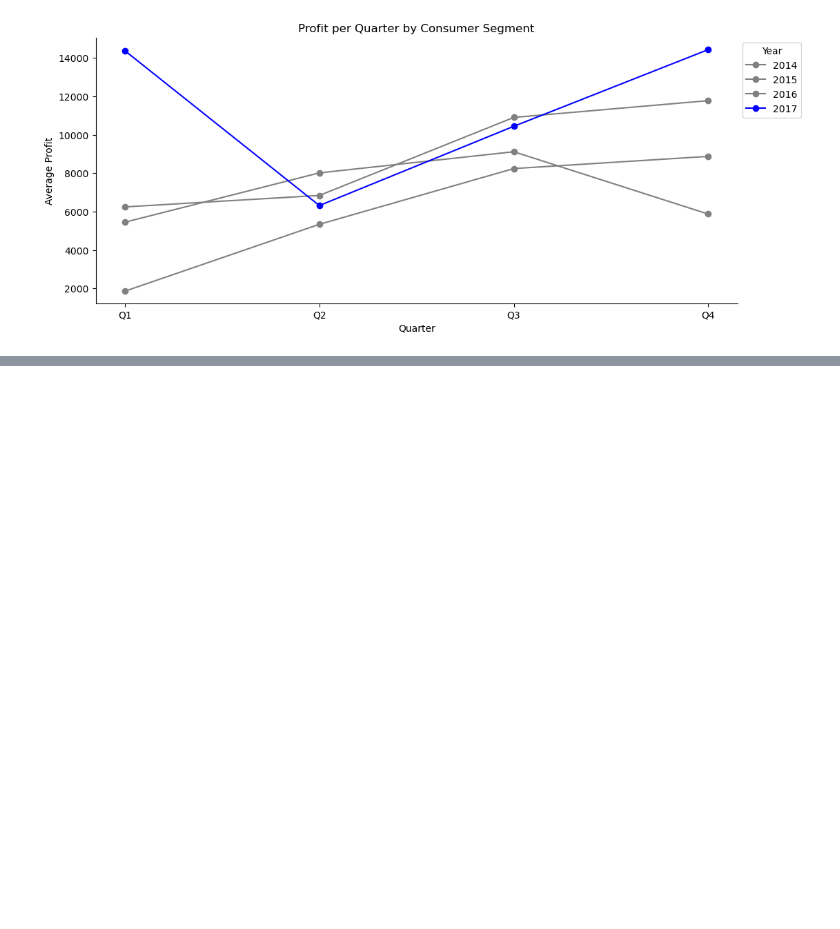
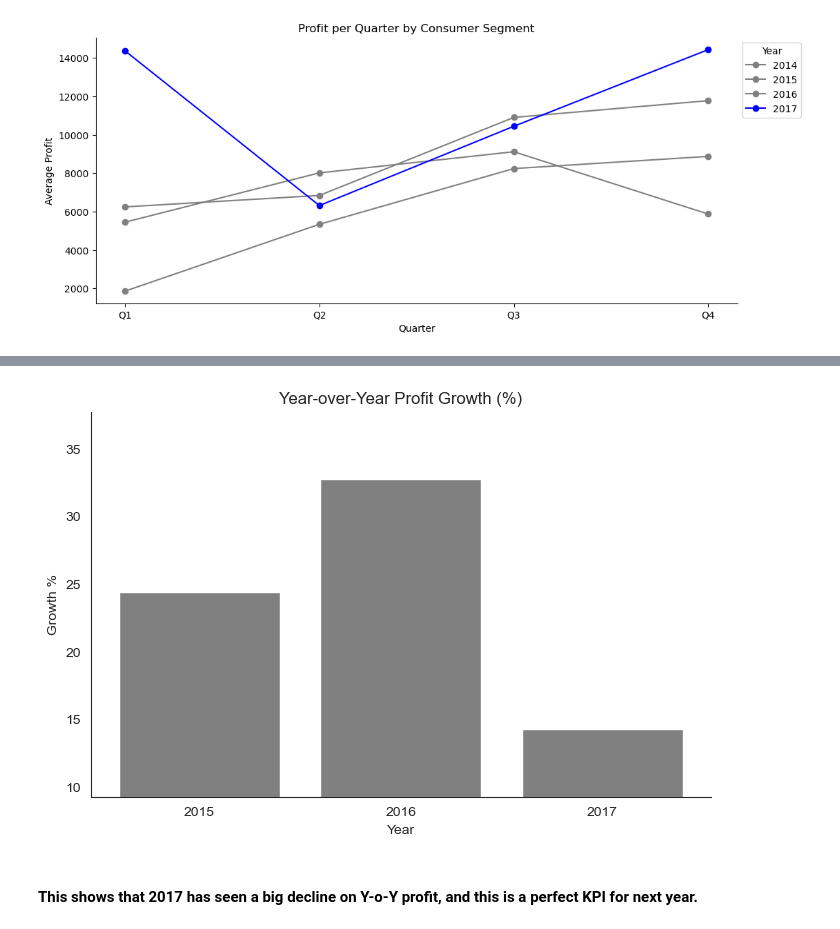
Before and after one commit to marcosmicozzi/Module02, a Jupyter notebook: module2_eda.ipynb, the cells around one changed output, grey strips where cells are left out. Drawn from its saved outputs; the diff is of its cells as text; code cells hidden in the pictures; blank space fills up the shorter version.

```diff
--- a/module2_eda.ipynb
+++ b/module2_eda.ipynb
@@ -635,0 +667,19 @@ Time-bound
+# %%
+yearly_profit = df.groupby('OrderYear')['Profit'].sum().sort_index()
+
+growth_dict = {}
+
+for year in yearly_profit.index:
+    next_year = year + 1
+    if next_year in yearly_profit.index:  # only calculate if next year exists
+        prev_profit = yearly_profit.loc[year]      # profit of current year
+        curr_profit = yearly_profit.loc[next_year] # profit of next year
+        growth = ((curr_profit - prev_profit) / prev_profit) * 100
+        growth_dict[next_year] = round(growth, 2)
+
+# Print results
+print("Yearly profit:")
+print(yearly_profit)
+print("\nYear-over-Year Growth:")
+for year, growth in growth_dict.items():
+    print(f"{year}: {growth}%")
@@ -635,0 +699,25 @@ Time-bound
+# %%
+years = list(growth_dict.keys())
+growth_values = list(growth_dict.values())
+
+
+sns.set_style("white")  # optional: 'white', 'darkgrid', 'ticks', etc.
+
+plt.figure(figsize=(8,5))
+plt.bar(years, growth_values, color='grey')
+plt.axhline(0, color='black', linewidth=0.8)  # zero line
+
+plt.title("Year-over-Year Profit Growth (%)")
+plt.xlabel("Year")
+plt.ylabel("Growth %")
+plt.xticks(years)
+plt.ylim(min(growth_values)-5, max(growth_values)+5)
+
+# Remove top and right spines in one line
+sns.despine()
+
+plt.show()
+# %% [output]
+[figure, added]
+# %% [markdown]
+#### This shows that 2017 has seen a big decline on Y-o-Y profit, and this is a perfect KPI for next year.
```
Also changed, not shown: parts of 14 cells of this notebook, 14 other files.
